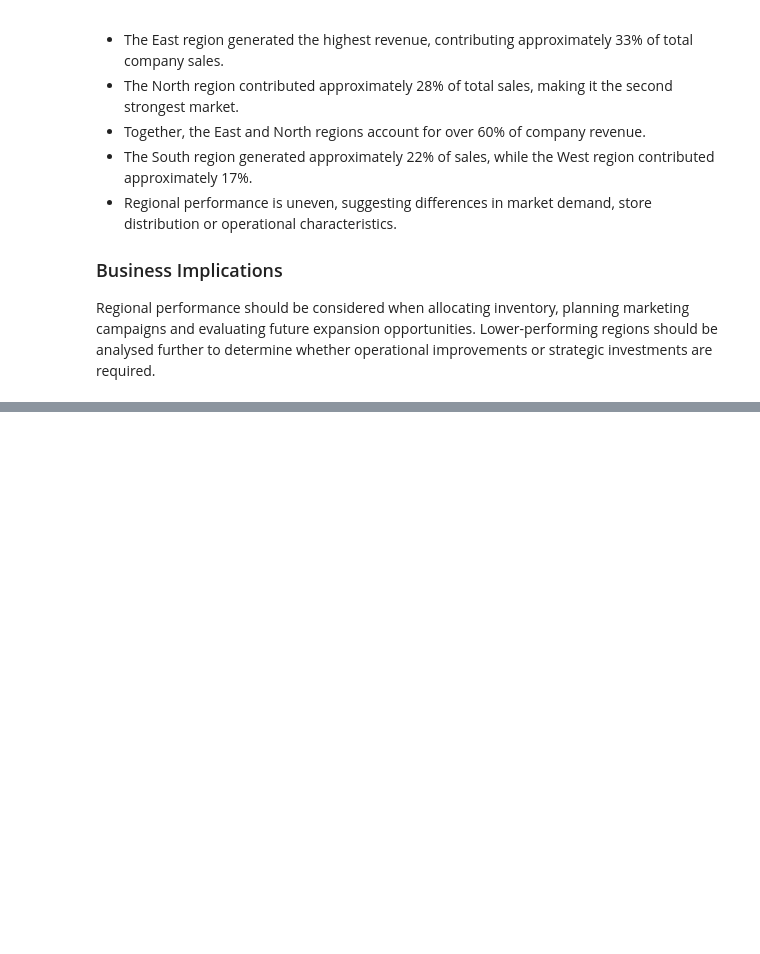
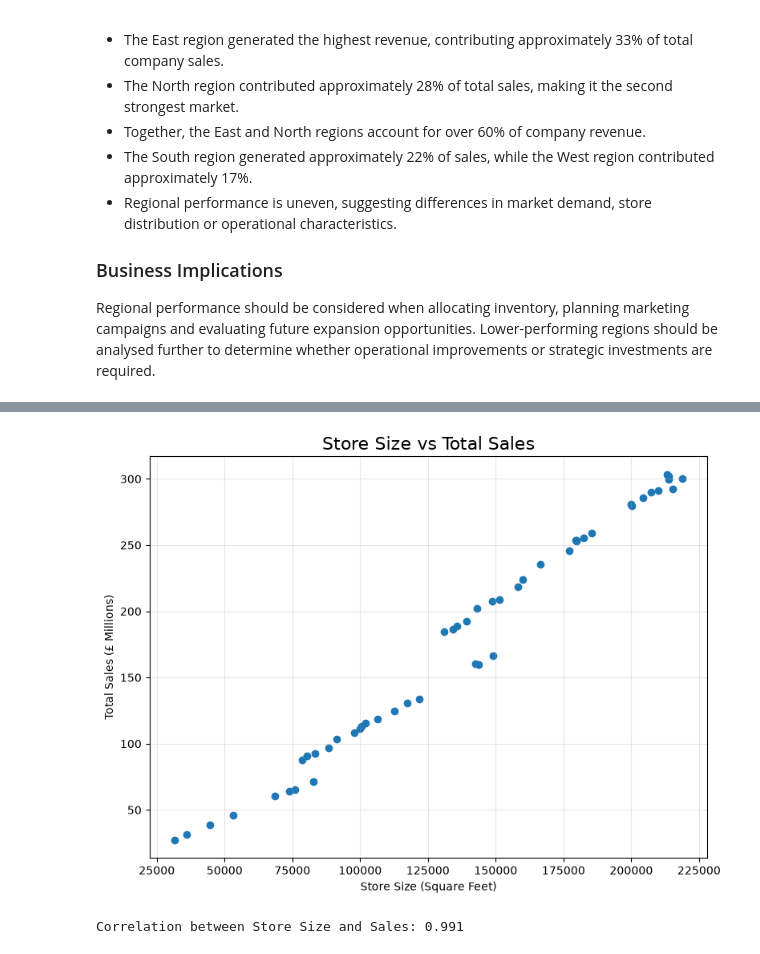
Before and after one commit to DevashishVidhate/Retail-Supply-Chain-Analytics, a Jupyter notebook: notebooks/EDA.ipynb, the cells around one changed output, grey strips where cells are left out. Saved outputs shown, nothing was run; the diff lists cells and outputs as text; code cells hidden in the pictures; blank space fills up the shorter version.

```diff
--- a/notebooks/EDA.ipynb
+++ b/notebooks/EDA.ipynb
@@ -1162,0 +1338,19 @@ Regional performance should be considered when allocating inventory, planning ma
+# %%
+# =====================================================
+# STORE SIZE VS SALES
+# =====================================================
+
+# Calculate total sales for each store.
+store_sales = (
+    analysis_df
+    .groupby("store_id", as_index=False)["weekly_sales"]
+    .sum()
+)
+
+# Merge store metadata (size and type).
+store_sales = store_sales.merge(
+    stores,
+    on="store_id"
+)
+
+display(store_sales.head())
@@ -1162,0 +1364,37 @@ Regional performance should be considered when allocating inventory, planning ma
+# %%
+# =====================================================
+# SCATTER PLOT
+# =====================================================
+
+plt.figure(figsize=(8,6))
+
+plt.scatter(
+    store_sales["store_size"],
+    store_sales["weekly_sales"] / 1_000_000
+)
+
+plt.title("Store Size vs Total Sales", fontsize=16)
+
+plt.xlabel("Store Size (Square Feet)")
+
+plt.ylabel("Total Sales (£ Millions)")
+
+plt.grid(alpha=0.3)
+
+plt.tight_layout()
+
+plt.show()
+# %% [output]
+[figure, added]
+# %%
+# =====================================================
+# CORRELATION
+# =====================================================
+
+correlation = store_sales["store_size"].corr(
+    store_sales["weekly_sales"]
+)
+
+print(f"Correlation between Store Size and Sales: {correlation:.3f}")
+# %% [output]
+Correlation between Store Size and Sales: 0.991
```
Also changed, not shown: parts of 25 cells of this notebook.
